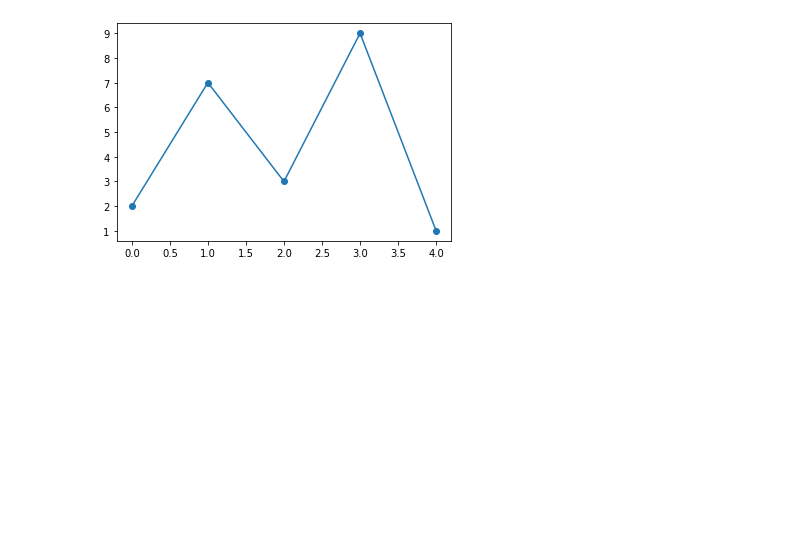
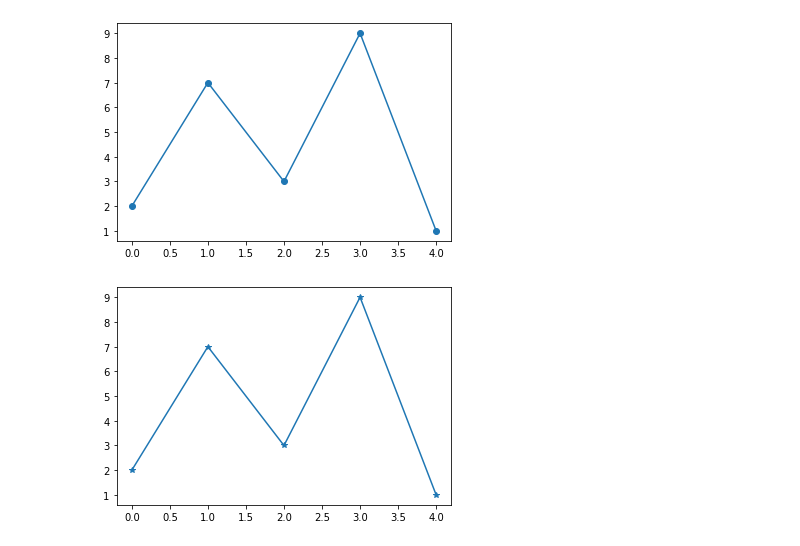
Before and after one commit to chimaihueze/Basics-of-Matplotlib, a Jupyter notebook: matplotlib_markers.ipynb, the cells around one changed output. Drawn from its saved outputs; the diff is of its cells as text; code cells hidden in the pictures; blank space fills up the shorter version.

```diff
--- a/matplotlib_markers.ipynb
+++ b/matplotlib_markers.ipynb
@@ -14,3 +14,11 @@ plt.plot(a, marker = 'o')
 plt.show()
 # %% [output]
 [figure]
+# %%
+# Example
+# Mark each point with a star:
+
+plt.plot(a, marker = '*')
+plt.show()
+# %% [output]
+[figure, added]
```
Also changed, not shown: parts of 5 cells of this notebook.
